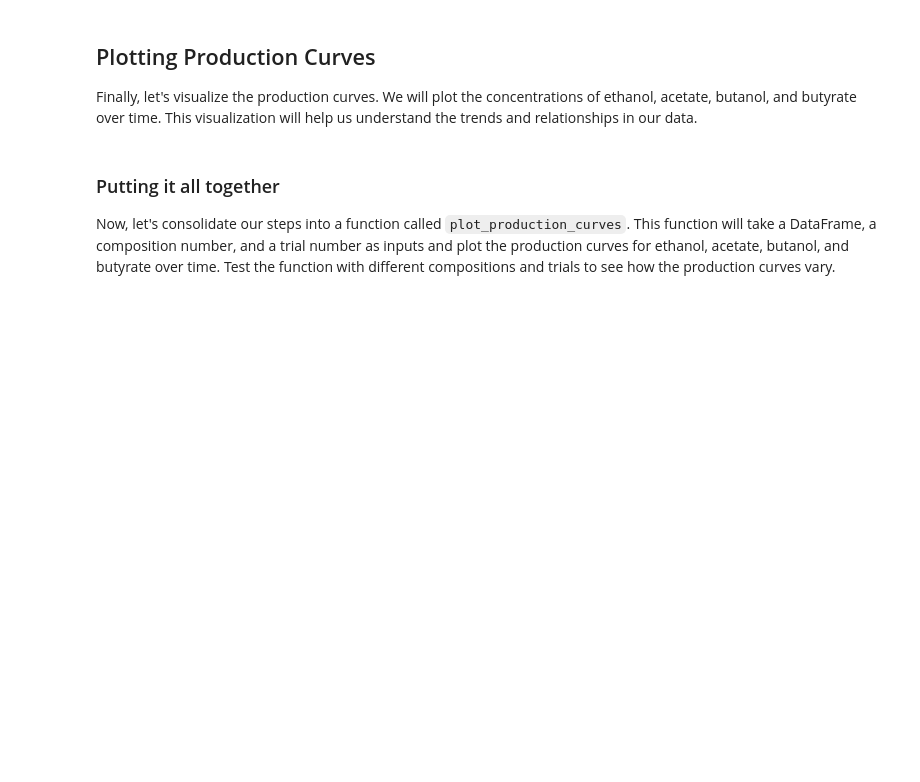
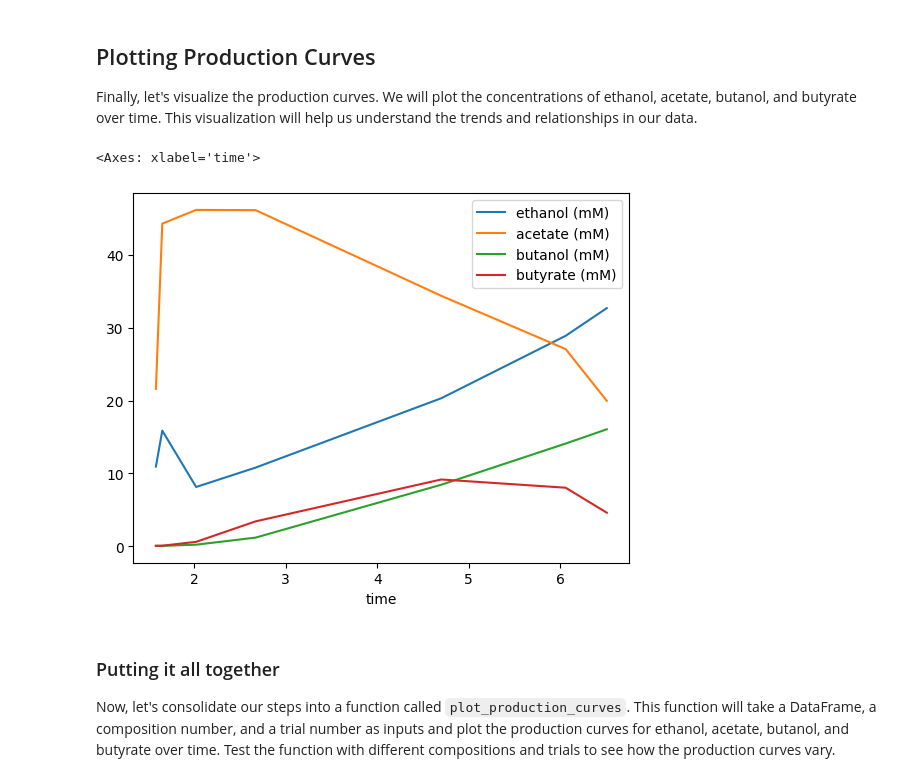
Before and after one commit to UH-MBBE/lecture-6-introduction-to-pandas-continued-garrettroell2, a Jupyter notebook: L6_Activity.ipynb, the cells around one changed output. Cells and saved outputs as stored; diff of their text form; code cells hidden in the pictures; blank space fills up the shorter version.

```diff
--- a/L6_Activity.ipynb
+++ b/L6_Activity.ipynb
@@ -7,2 +16,5 @@ In this activity, we will apply the concepts learned in Lecture 6. We will impor
 # %%
 # load the syngas_data.csv file from the data folder into a dataframe called syngas_df
+syngas_df = pd.read_csv('data/syngas_data.csv')
+
+syngas_df.head()
@@ -12,3 +31,6 @@ In this activity, we will apply the concepts learned in Lecture 6. We will impor
 Now, let's filter the dataset to focus on gas composition 1 and trial 1. Also in this experiment the first 24 hrs the growth was primarily from glucose and not syngas. Let's also remove all rows where time is less than 1.
 # %%
 # filter the dataframe to create comp_1_df that only contains the rows where the composition is 1
+comp_1_df = syngas_df[syngas_df['composition'] == 1]
+
+comp_1_df.head()
@@ -16,3 +45,6 @@ Now, let's filter the dataset to focus on gas composition 1 and trial 1. Also in
 assert len(comp_1_df) == 22
 # %%
 # create comp_1_trial_1_df that only contains the rows where the trial is 1
+comp_1_trial_1_df = comp_1_df[comp_1_df['trial'] == 1]
+
+comp_1_trial_1_df.head()
@@ -20,3 +59,6 @@ assert len(comp_1_df) == 22
 assert len(comp_1_trial_1_df) == 11
 # %%
 # create comp_1_trial_1_filtered_df that only contains time points where time is greater than 1
+comp_1_trial_1_filtered_df = comp_1_trial_1_df[comp_1_trial_1_df['time'] > 1]
+
+comp_1_trial_1_filtered_df.head()
@@ -28,6 +77,10 @@ assert len(comp_1_trial_1_filtered_df) == 7
 Finally, let's visualize the production curves. We will plot the concentrations of ethanol, acetate, butanol, and butyrate over time. This visualization will help us understand the trends and relationships in our data.
 # %%
 # make a line plot of the ethanol, acetate, butanol, and butyrate concentrations over time for comp_1_trial_1_filtered_df
+comp_1_trial_1_filtered_df.plot(x='time', y=['ethanol (mM)', 'acetate (mM)', 'butanol (mM)', 'butyrate (mM)'])
+# %% [output]
+<Axes: xlabel='time'>
+[figure, added]
 # %% [markdown]
 ### Putting it all together
 Now, let's consolidate our steps into a function called `plot_production_curves`. This function will take a DataFrame, a composition number, and a trial number as inputs and plot the production curves for ethanol, acetate, butanol, and butyrate over time. Test the function with different compositions and trials to see how the production curves vary.
```
Also changed, not shown: parts of 9 cells of this notebook.
